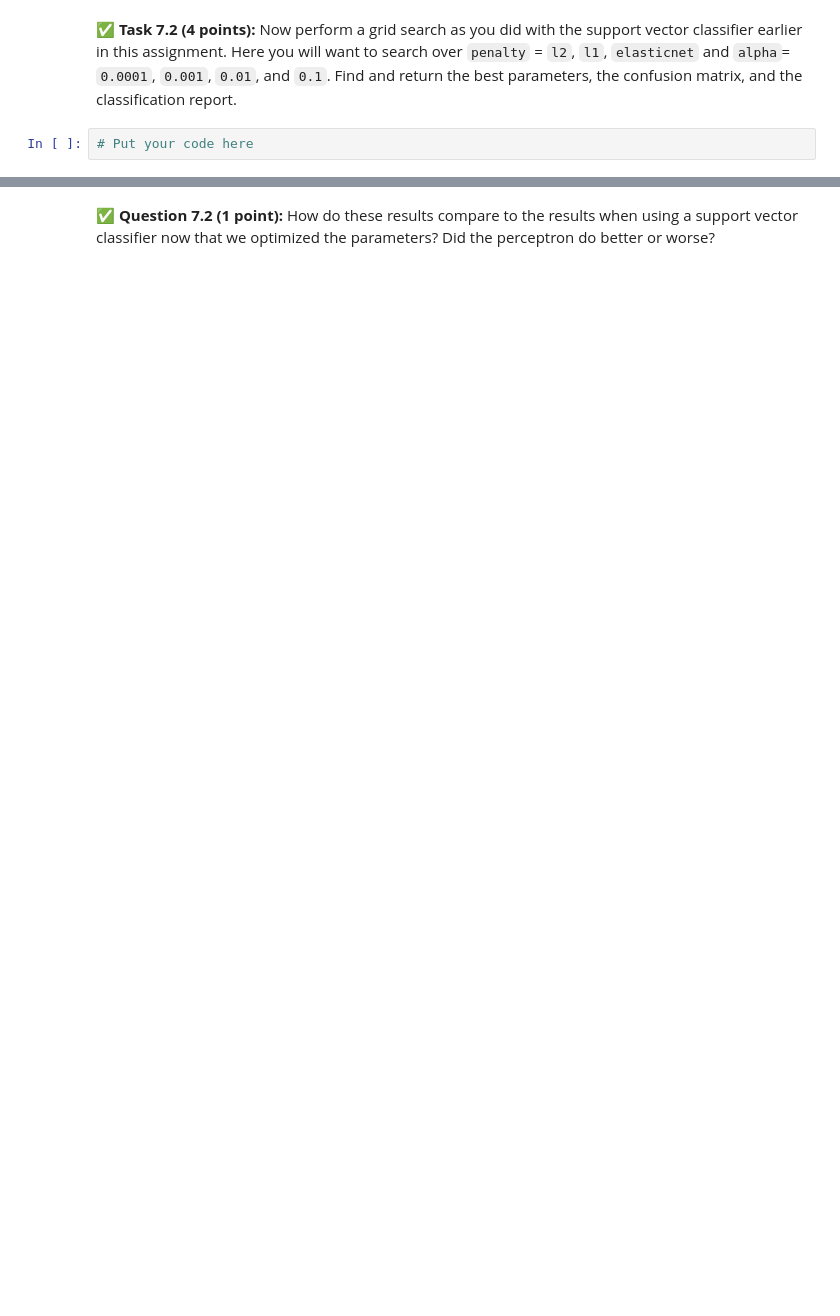
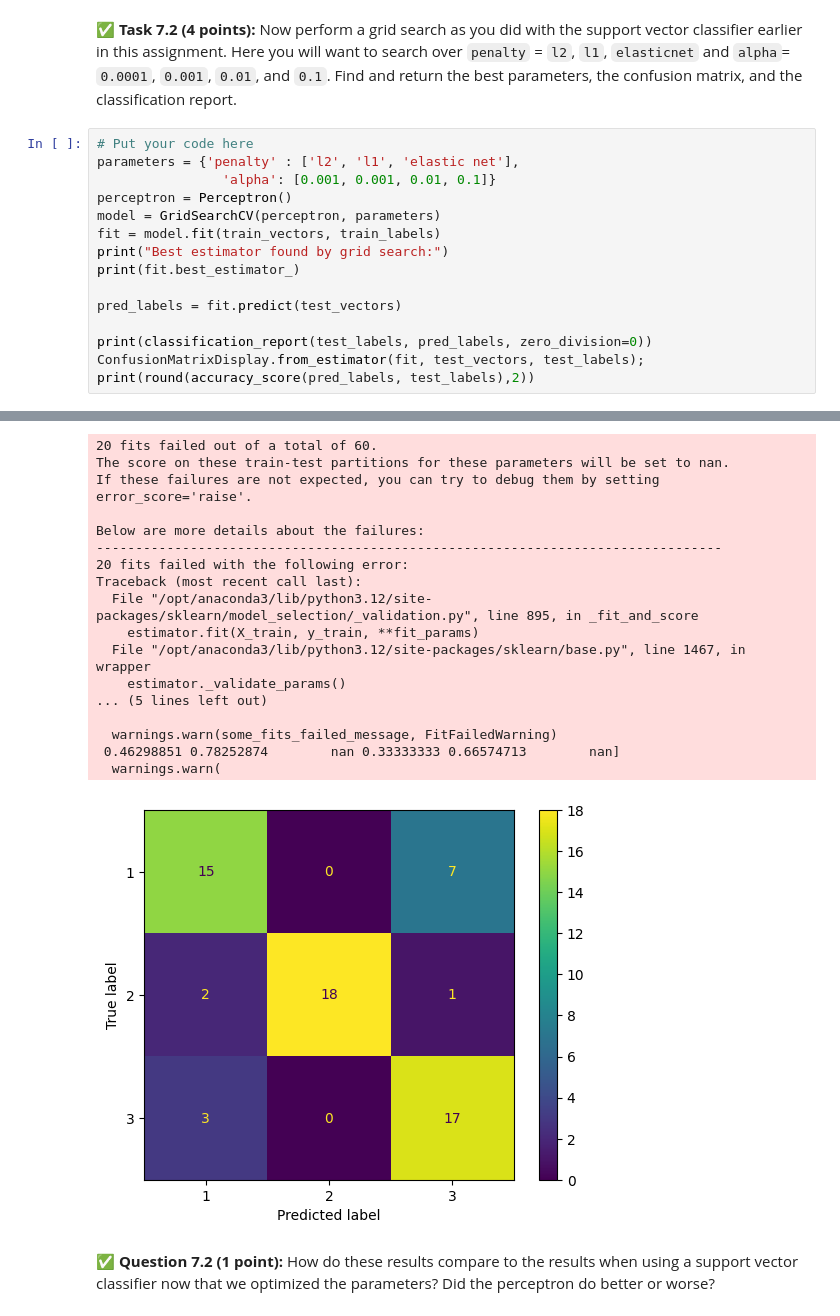
Before and after one commit to astrong100/CMSE202-f24-turnin, a Jupyter notebook: hw-04/HW-04_PerceptronSVMandPCA-STUDENT.ipynb, the cells around one changed output, grey strips where cells are left out. Drawn from its saved outputs; the diff is of its cells as text; blank space fills up the shorter version.

```diff
--- a/hw-04/HW-04_PerceptronSVMandPCA-STUDENT.ipynb
+++ b/hw-04/HW-04_PerceptronSVMandPCA-STUDENT.ipynb
@@ -574,4 +588,18 @@ from sklearn.linear_model import Perceptron
 # %% [markdown]
 **&#9989; Task 7.2 (4 points):** Now perform a grid search as you did with the support vector classifier earlier in this assignment. Here you will want to search over `penalty` = `l2`, `l1`, `elasticnet` and `alpha`= `0.0001`, `0.001`, `0.01`, and `0.1`. Find and return the best parameters, the confusion matrix, and the classification report.
-# %%
-# Put your code here
+# %%
+# Put your code here
+parameters = {'penalty' : ['l2', 'l1', 'elastic net'],
+                'alpha': [0.001, 0.001, 0.01, 0.1]}
+perceptron = Perceptron()
+model = GridSearchCV(perceptron, parameters)
+fit = model.fit(train_vectors, train_labels)
+print("Best estimator found by grid search:")
+print(fit.best_estimator_)
+
+pred_labels = fit.predict(test_vectors)
+
+print(classification_report(test_labels, pred_labels, zero_division=0))
+ConfusionMatrixDisplay.from_estimator(fit, test_vectors, test_labels);
+print(round(accuracy_score(pred_labels, test_labels),2))
+# %% [output]
@@ -578,2 +619,20 @@ from sklearn.linear_model import Perceptron
+20 fits failed out of a total of 60.
+The score on these train-test partitions for these parameters will be set to nan.
+If these failures are not expected, you can try to debug them by setting error_score='raise'.
+
+Below are more details about the failures:
+--------------------------------------------------------------------------------
+20 fits failed with the following error:
+Traceback (most recent call last):
+  File "/opt/anaconda3/lib/python3.12/site-packages/sklearn/model_selection/_validation.py", line 895, in _fit_and_score
+    estimator.fit(X_train, y_train, **fit_params)
+  File "/opt/anaconda3/lib/python3.12/site-packages/sklearn/base.py", line 1467, in wrapper
+    estimator._validate_params()
+... (5 lines left out)
+
+  warnings.warn(some_fits_failed_message, FitFailedWarning)
+ 0.46298851 0.78252874        nan 0.33333333 0.66574713        nan]
+  warnings.warn(
+[figure, added]
 # %% [markdown]
 **&#9989; Question 7.2 (1 point):** How do these results compare to the results when using a support vector classifier now that we optimized the parameters? Did the perceptron do better or worse?
```
Also changed, not shown: parts of 11 cells of this notebook, 1 other file.
